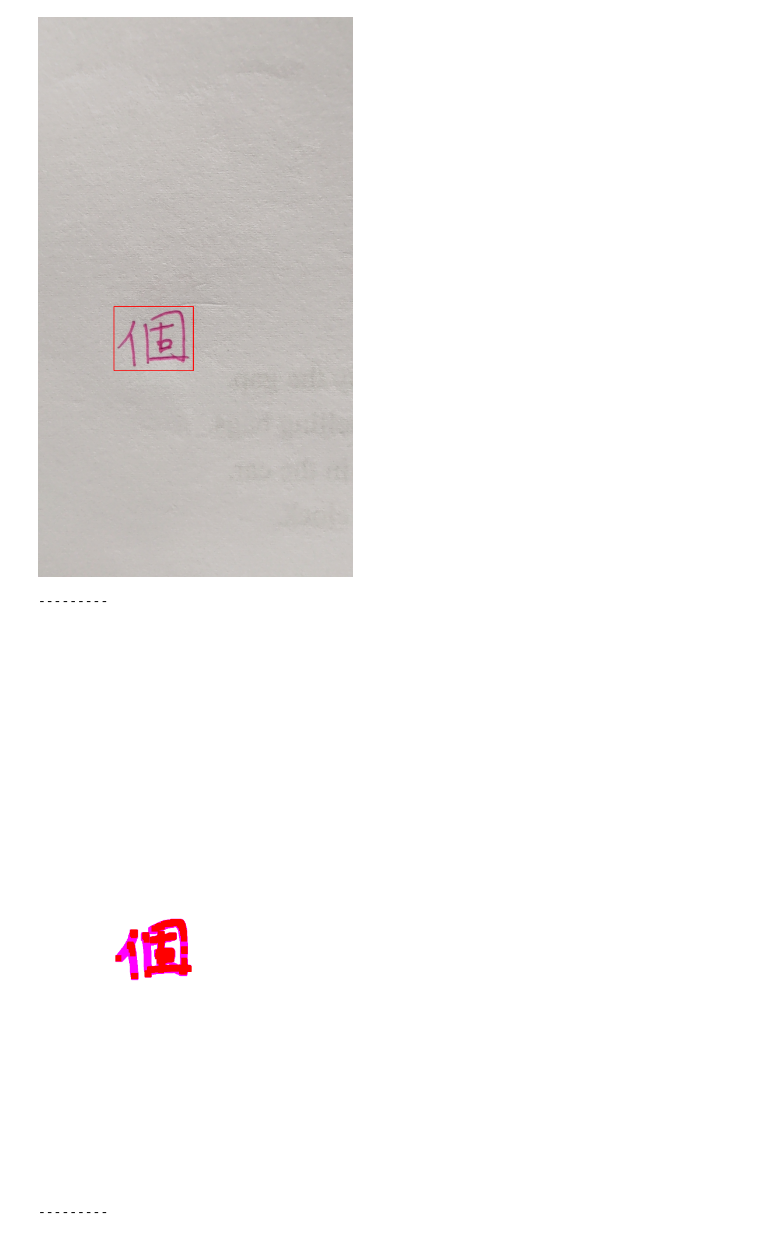
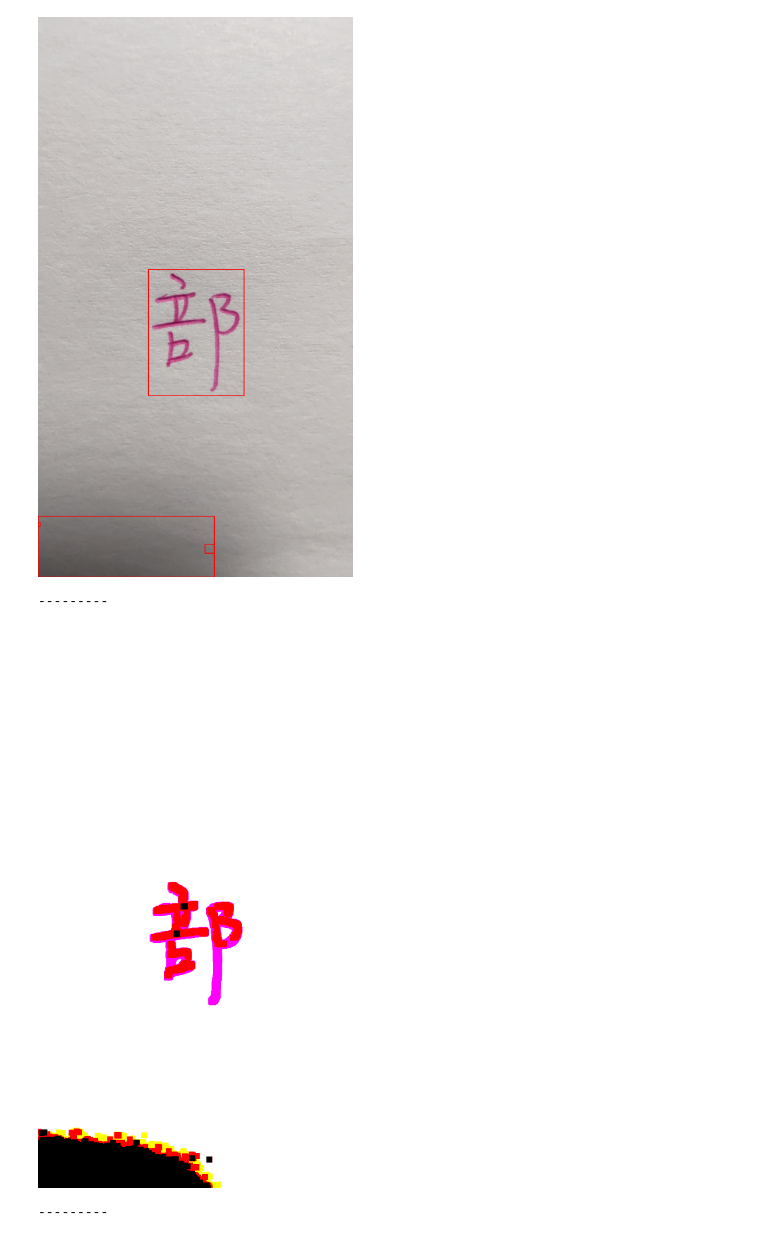
Before and after one commit to MeldaChen/Group-4, a Jupyter notebook: image_find_word.ipynb, the cells around one changed output. Saved outputs shown, nothing was run; the diff lists cells and outputs as text; code cells hidden in the pictures.

```diff
--- a/image_find_word.ipynb
+++ b/image_find_word.ipynb
@@ -10,7 +10,7 @@ import numpy as np
 import IPython.display as dp
 from google.colab.patches import cv2_imshow
 
-m1 = cv2.imread('A024.jpg', 1)
+m1 = cv2.imread('A039.jpg', 1)
 
 copy = m1.copy()
 
@@ -18,34 +18,34 @@ erode = cv2.erode(copy, np.ones((20, 20))) #抓字
 
 th, thres = cv2.threshold(erode, 110, 255, cv2.THRESH_BINARY) #二值化去背
 
 
 
 gray = cv2.cvtColor(thres, cv2.COLOR_BGR2GRAY) #轉灰階
 
 th, thres_2 = cv2.threshold(gray, 0, 255, cv2.THRESH_OTSU) #二值化去背again
 
 canny = cv2.Canny(thres_2, 0, 90)
 
 th, canny = cv2.threshold(canny, 10, 255, cv2.THRESH_BINARY)
 
 morph = cv2.morphologyEx(canny, cv2.MORPH_GRADIENT, np.ones((10, 10)))
 p, t = cv2.findContours(morph, cv2.RETR_EXTERNAL, cv2.CHAIN_APPROX_SIMPLE)
 
 
 for i in range(0, len(p), 1):
     x, y, w, h = cv2.boundingRect(p[i])
     cv2.rectangle(m1, (x,y), (x+w, y+h), (0, 0, 255), 2)
 
 cv2_imshow(m1)
 print("---------")
 cv2_imshow(thres)
 print("---------")
 cv2_imshow(thres_2)
 # print("---------")
 # cv2_imshow(m4)
 # print("---------")
 # %% [output]
-[figure, old version]
+[figure, new version]
 ---------
-[figure, old version]
+[figure, new version]
 ---------
```
Also changed, not shown: parts of 4 cells of this notebook.
